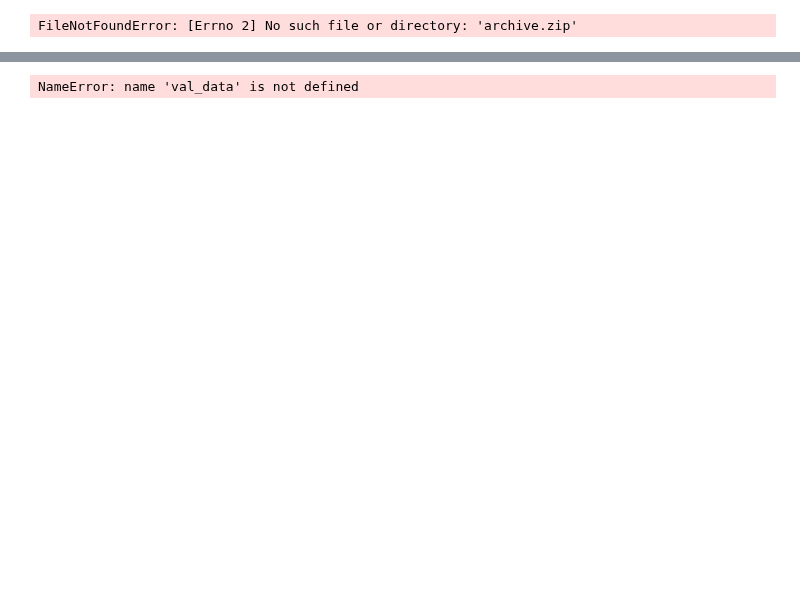
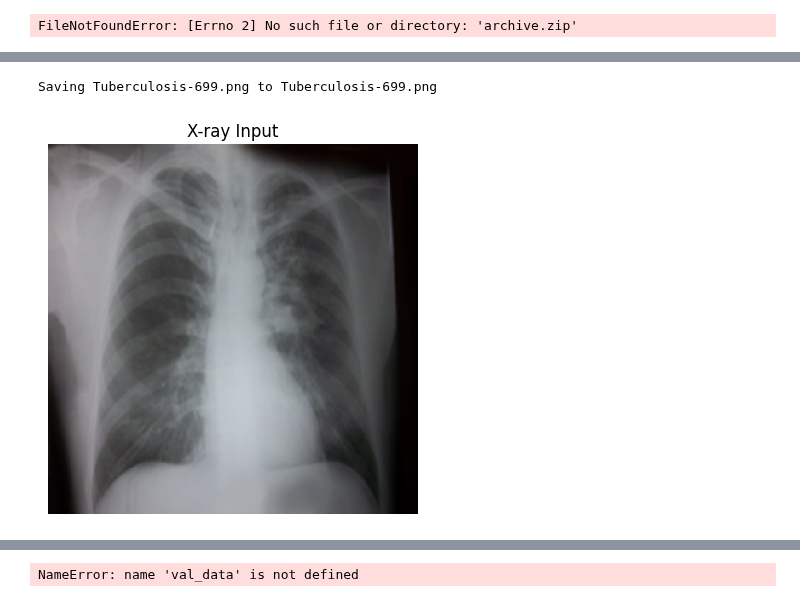
Before and after one commit to Laljanbasha111/Laljanbasha111, a Jupyter notebook: tuberculosis_b.ipynb, the cells around one changed output, grey strips where cells are left out. Drawn from its saved outputs; the diff is of its cells as text; code cells hidden in the pictures; blank space fills up the shorter version.

```diff
--- a/tuberculosis_b.ipynb
+++ b/tuberculosis_b.ipynb
@@ -40,0 +588,36 @@ BadZipFile: File is not a zip file
+# %%
+from google.colab import files
+import numpy as np
+from tensorflow.keras.preprocessing import image
+import matplotlib.pyplot as plt
+
+# Upload image
+uploaded = files.upload()
+
+# Get image path
+img_path = list(uploaded.keys())[0]
+
+# Load and display image
+img = image.load_img(img_path, target_size=(224,224))
+plt.imshow(img)
+plt.axis('off')
+plt.title("X-ray Input")
+plt.show()
+
+# Preprocess
+img_array = image.img_to_array(img)/255.0
+img_array = np.expand_dims(img_array, axis=0)
+
+# Predict
+pred = model.predict(img_array)[0][0]
+
+# FINAL DECISION SYSTEM 🔥
+if pred > 0.6:
+    print(f"🚨 TB DETECTED (High Confidence: {pred:.2f})")
+
+elif pred > 0.4:
+    print(f"⚠️ POSSIBLE TB (Medium Confidence: {pred:.2f})")
+
+else:
+    print(f"✅ NORMAL (Confidence: {1-pred:.2f})")
+# %% [output]
@@ -40,0 +625,2 @@ BadZipFile: File is not a zip file
+Saving Tuberculosis-699.png to Tuberculosis-699.png
+[figure, added]
```
Also changed, not shown: parts of 133 cells of this notebook.
